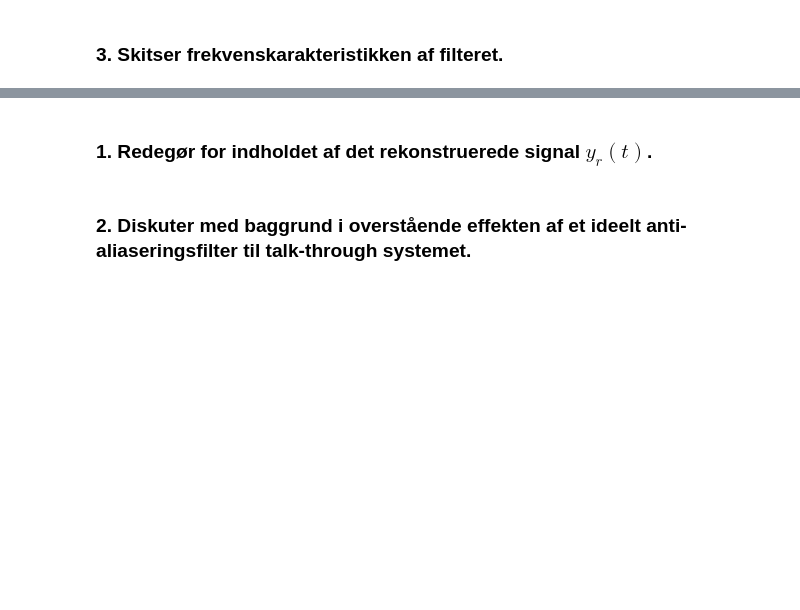
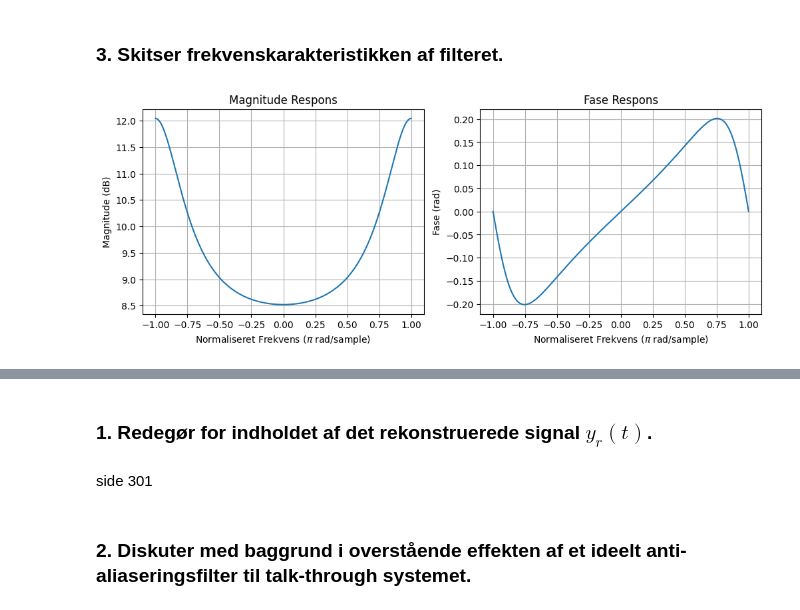
Before and after one commit to Khanrik/UniFolder, a Jupyter notebook: 4. Semester/Diskret-tids signalbehandling/Eksamensforberedelse/DTSPexam2021/DTSPexam2021.ipynb, the cells around one changed output, grey strips where cells are left out. Drawn from its saved outputs; the diff is of its cells as text; code cells hidden in the pictures; blank space fills up the shorter version.

```diff
--- a/4. Semester/Diskret-tids signalbehandling/Eksamensforberedelse/DTSPexam2021/DTSPexam2021.ipynb
+++ b/4. Semester/Diskret-tids signalbehandling/Eksamensforberedelse/DTSPexam2021/DTSPexam2021.ipynb
@@ -45,5 +58,31 @@ $$
 # %% [markdown]
 ### 3. Skitser frekvenskarakteristikken af filteret.
+# %%
+num = [3, 1]
+den = [1, 0.5]
+
+w = np.linspace(-np.pi, np.pi, 1000)
+_, H = signal.freqz(num, den, worN=w)
+
+plt.figure(figsize=(12, 4))
+
+plt.subplot(1, 2, 1)
+plt.plot(w / np.pi, 20 * np.log10(np.abs(H)))
+plt.title('Magnitude Respons')
+plt.xlabel('Normaliseret Frekvens ($\pi$ rad/sample)')
+plt.ylabel('Magnitude (dB)')
+plt.grid(True)
+
+plt.subplot(1, 2, 2)
+plt.plot(w / np.pi, np.angle(H))
+plt.title('Fase Respons')
+plt.xlabel('Normaliseret Frekvens ($\pi$ rad/sample)')
+plt.ylabel('Fase (rad)')
+plt.grid(True)
+
+plt.show()
+# %% [output]
+[figure, added]
 # %% [markdown]
 ## Opgave 3
 Antag, at der er givet et talk-through system med en ideel ADC og en ideel DAC som vist nedenfor. Begge har en samplefrekvens på 1000 Hz.
@@ -51,6 +92,8 @@ Antag, at der er givet et talk-through system med en ideel ADC og en ideel DAC s
 Antag, at input signalet, $x_c(t)$ b estår af tre rentoner, dvs. sinusformede signaler med frekvenser på henholdsvis 300 Hz, 400 Hz og 600 Hz. Alle tre rentoner har samme amplitude.
 # %% [markdown]
 ### 1. Redegør for indholdet af det rekonstruerede signal $y_r(t)$.
+# %% [markdown]
+side 301
 # %% [markdown]
 ### 2. Diskuter med baggrund i overstående effekten af et ideelt anti-aliaseringsfilter til talk-through systemet.
 # %% [markdown]
```
Also changed, not shown: parts of 2 cells of this notebook, 7 other files.
